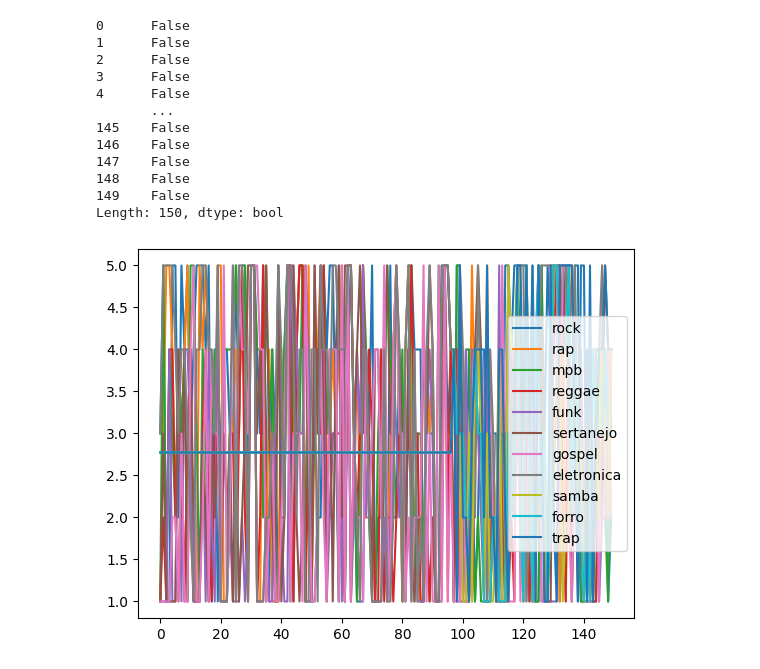
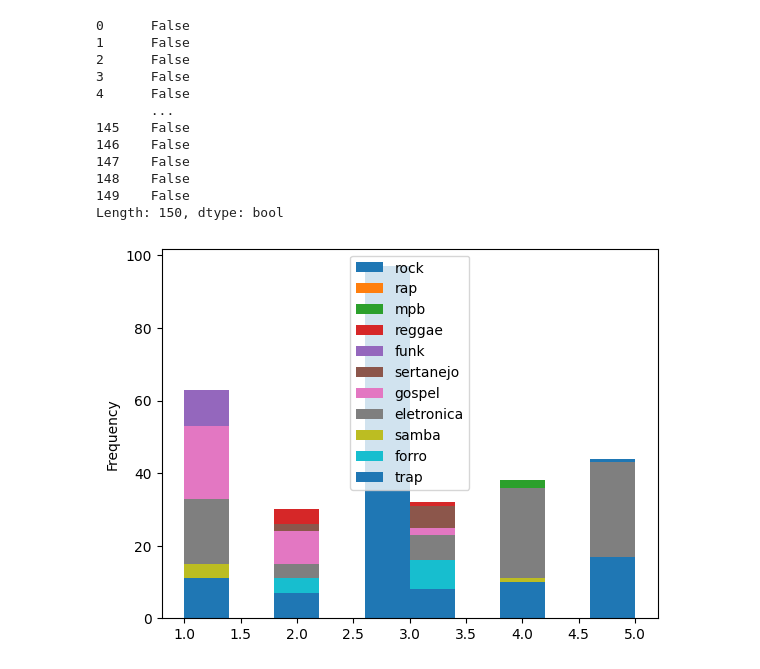
Before and after one commit to ThiagoDFMaia/projeto_final_tarde, a Jupyter notebook: semana_eda/pesquisamusicaia.ipynb, the cells around one changed output. Drawn from its saved outputs; the diff is of its cells as text; code cells hidden in the pictures.

```diff
--- a/semana_eda/pesquisamusicaia.ipynb
+++ b/semana_eda/pesquisamusicaia.ipynb
@@ -356,7 +356,7 @@ display( df_geral.duplicated())
 149    False
 Length: 150, dtype: bool
 # %%
-df_geral.plot()
+df_geral.plot(kind='hist')
 plt.show()
 # %% [output]
-[figure, old version]
+[figure, new version]
```
